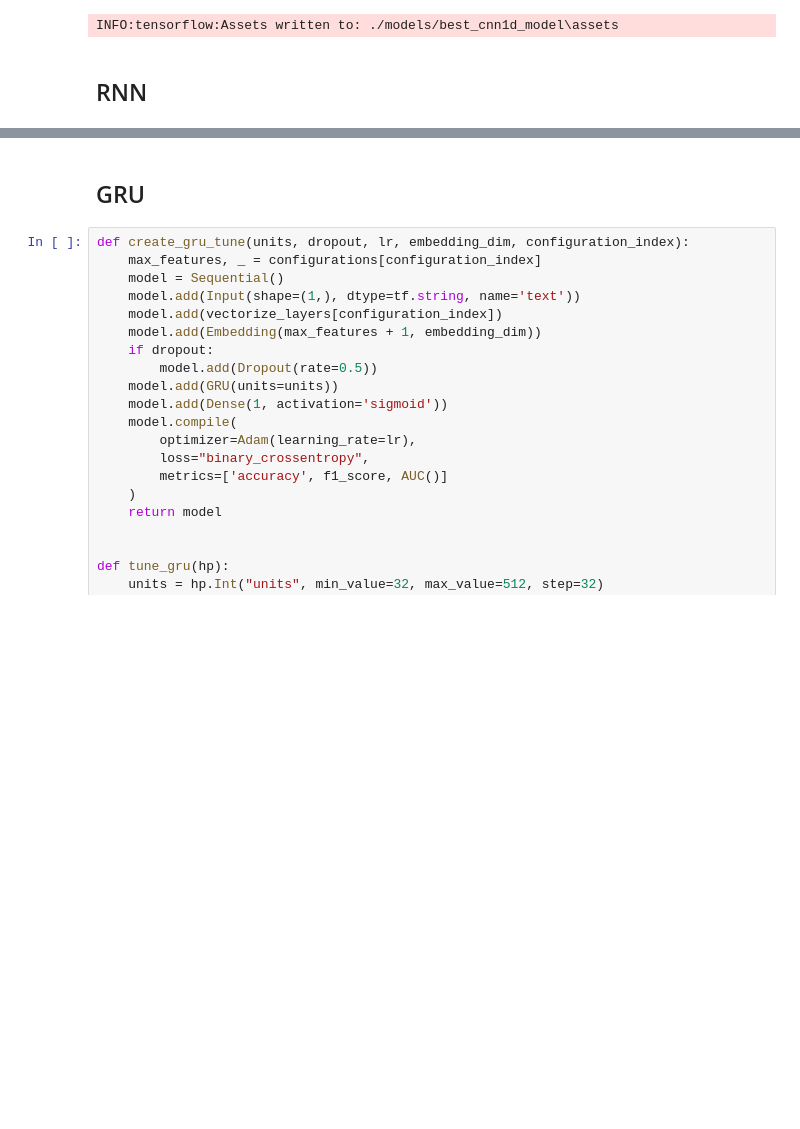
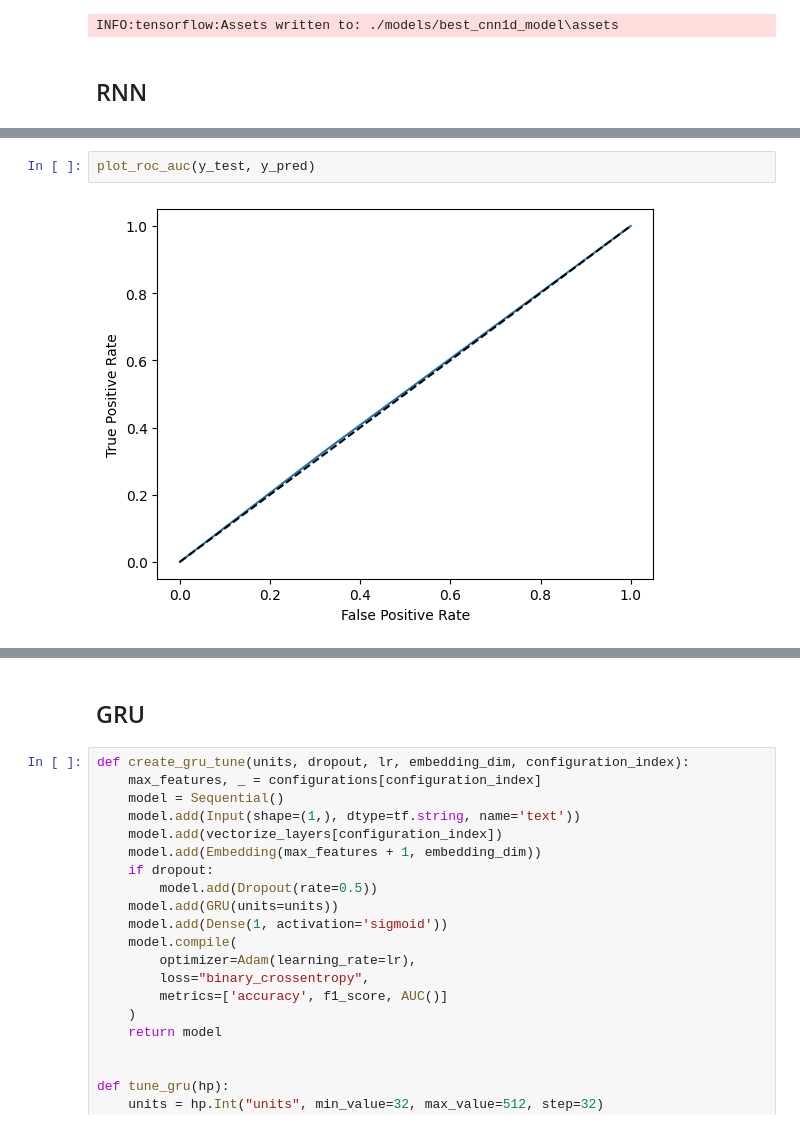
Before and after one commit to RileyLeo/IMDB-Movie-Reviews-Sentimental-Analysis, a Jupyter notebook: notebook.ipynb, the cells around one changed output, grey strips where cells are left out. Cells and saved outputs as stored; diff of their text form; blank space fills up the shorter version.

```diff
--- a/notebook.ipynb
+++ b/notebook.ipynb
@@ -1174,0 +1259,4 @@ INFO:tensorflow:Assets written to: ./models/best_cnn1d_model\assets
+# %%
+plot_roc_auc(y_test, y_pred)
+# %% [output]
+[figure, added]
```
Also changed, not shown: parts of 30 cells of this notebook.
